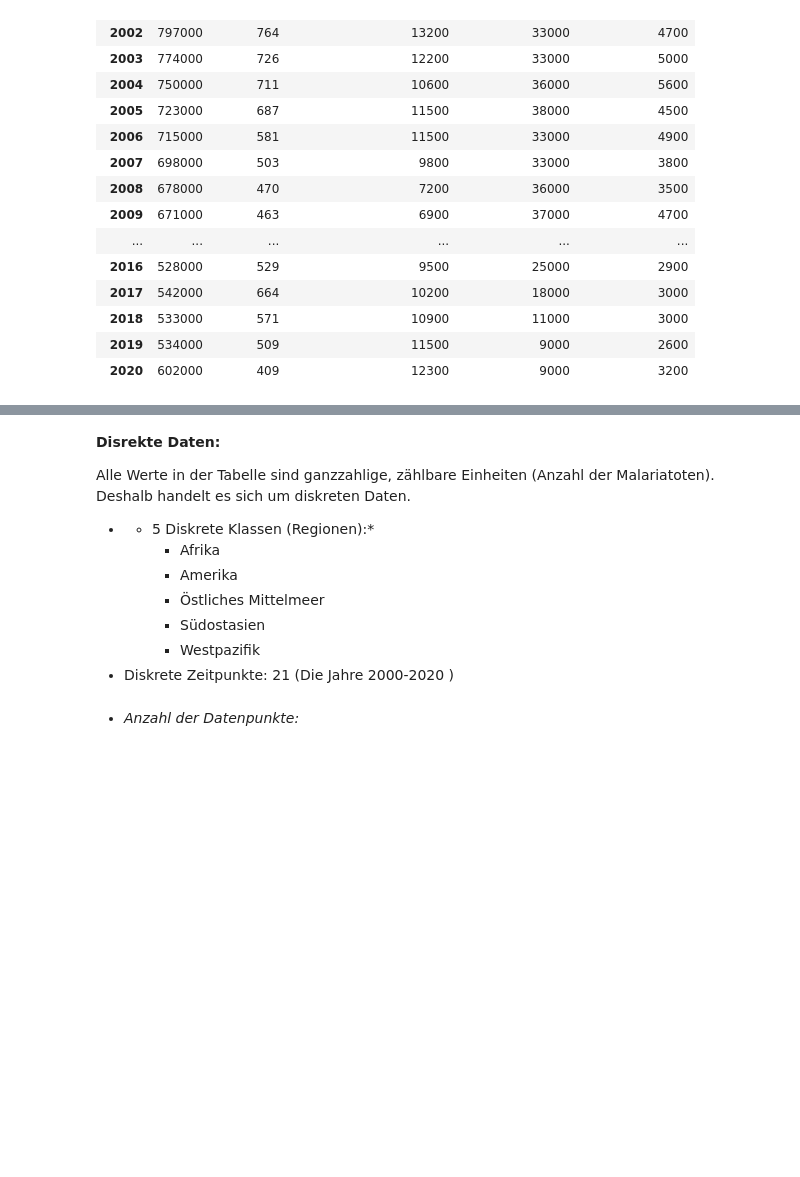
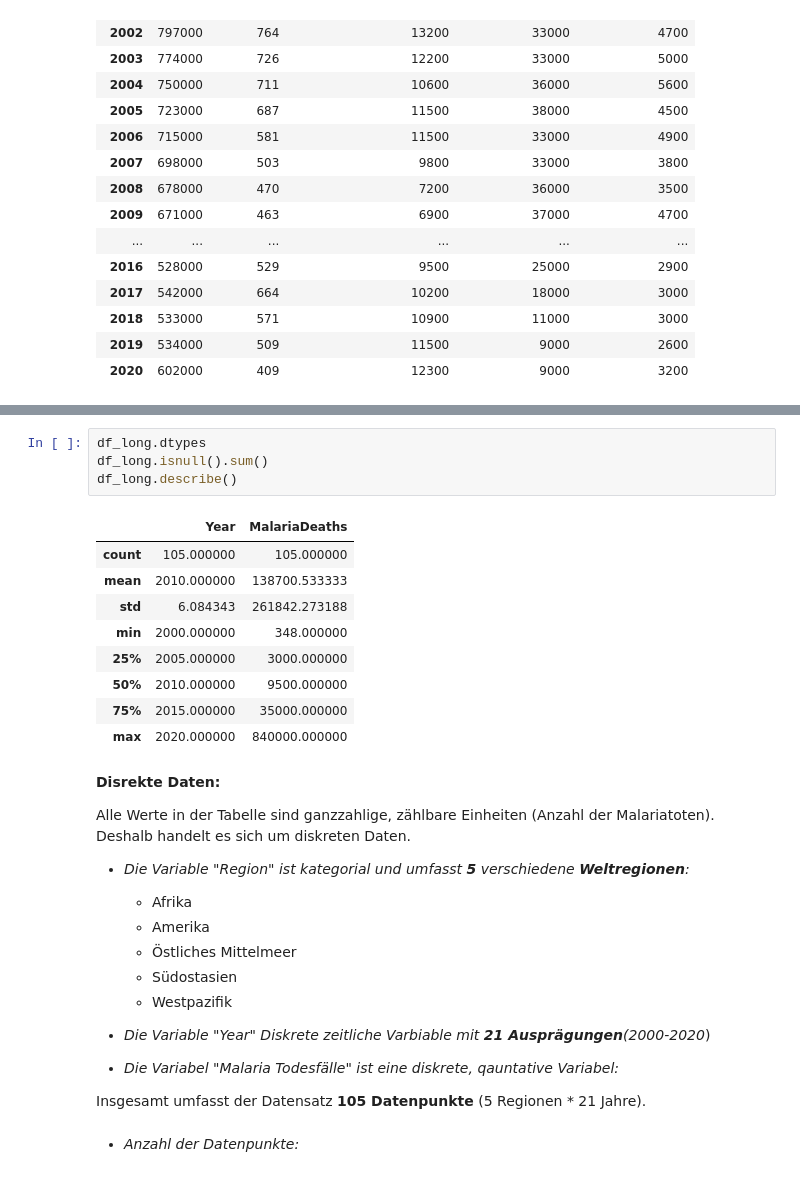
Before and after one commit to kipisha/Informatik-1, a Jupyter notebook: LN_Python_malaria.ipynb, the cells around one changed output, grey strips where cells are left out. Cells and saved outputs as stored; diff of their text form; blank space fills up the shorter version.

```diff
--- a/LN_Python_malaria.ipynb
+++ b/LN_Python_malaria.ipynb
@@ -80,15 +94,34 @@ df_pivot
+# %%
+df_long.dtypes
+df_long.isnull().sum()
+df_long.describe()
+# %% [output]
+|  | Year | MalariaDeaths |
+| count | 105.000000 | 105.000000 |
+| mean | 2010.000000 | 138700.533333 |
+| std | 6.084343 | 261842.273188 |
+| min | 2000.000000 | 348.000000 |
+| 25% | 2005.000000 | 3000.000000 |
+| 50% | 2010.000000 | 9500.000000 |
+| 75% | 2015.000000 | 35000.000000 |
+| max | 2020.000000 | 840000.000000 |
 # %% [markdown]
 **Disrekte Daten:**
 
 Alle Werte in der Tabelle sind ganzzahlige, zählbare Einheiten (Anzahl der Malariatoten). Deshalb handelt es sich um diskreten Daten.
 
-- * 5 Diskrete Klassen (Regionen):*
+- *Die Variable "Region" ist kategorial  und umfasst **5** verschiedene **Weltregionen**:*
     - Afrika
     - Amerika
     - Östliches Mittelmeer
     - Südostasien
     - Westpazifik
-- Diskrete Zeitpunkte: 21 (Die Jahre 2000-2020 )
+
+- *Die Variable "Year" Diskrete zeitliche Varbiable mit **21 Ausprägungen**(2000-2020*)
+
+- *Die Variabel "Malaria Todesfälle" ist eine diskrete, qauntative Variabel:*
+
+Insgesamt umfasst der Datensatz **105 Datenpunkte** (5 Regionen * 21 Jahre).
 # %% [markdown]
 
 - *Anzahl der Datenpunkte:*
```
Also changed, not shown: parts of 5 cells of this notebook.
